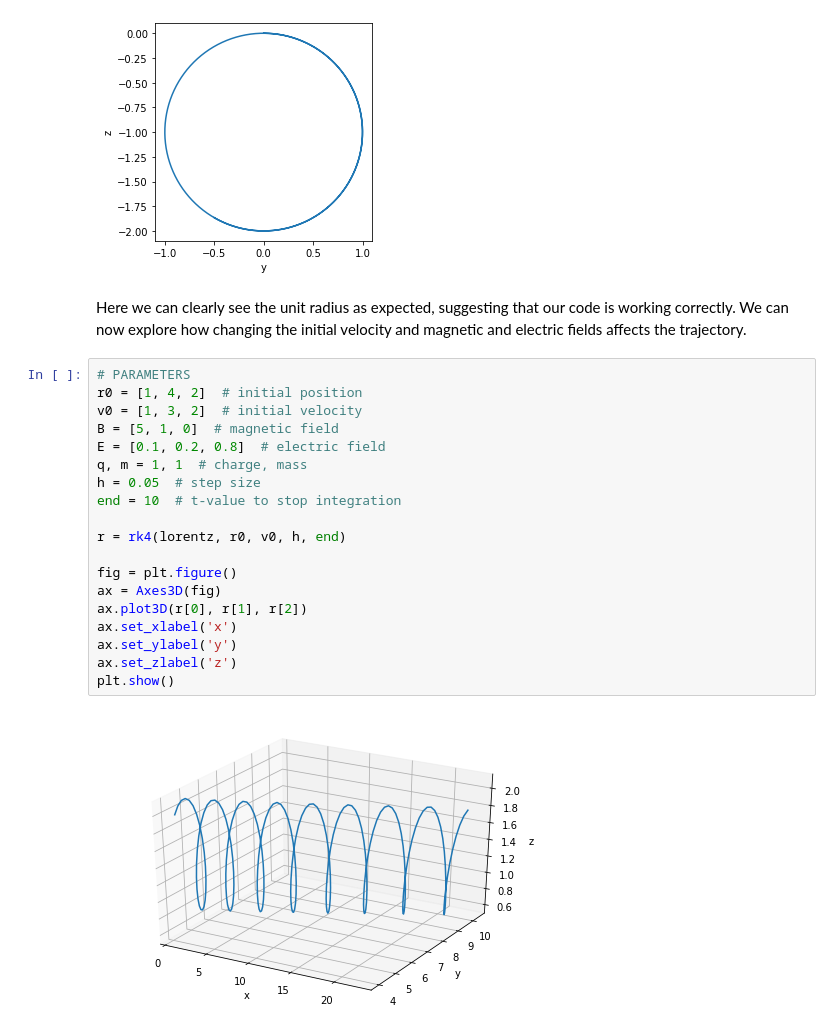
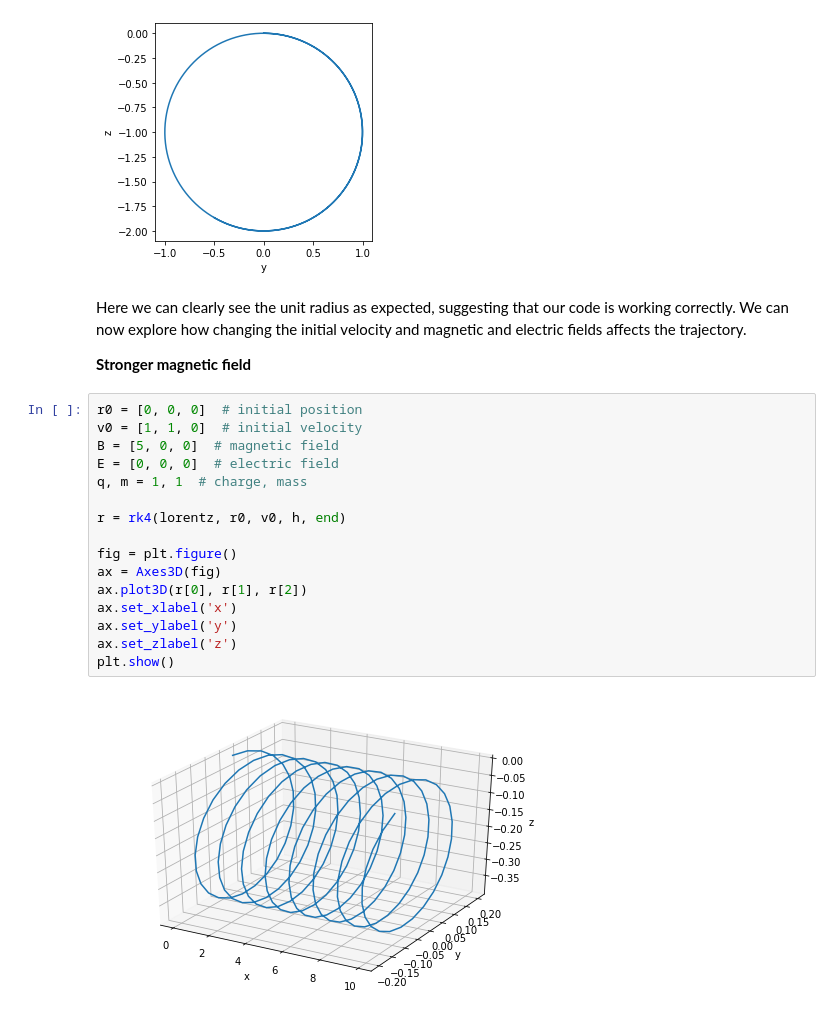
Before and after one commit to sgango/Y1-Project, a Jupyter notebook: ntbks/lorentz.ipynb, the cells around one changed output. Drawn from its saved outputs; the diff is of its cells as text.

```diff
--- a/ntbks/lorentz.ipynb
+++ b/ntbks/lorentz.ipynb
@@ -114,24 +116,23 @@ plt.show()
 [figure]
 # %% [markdown]
 Here we can clearly see the unit radius as expected, suggesting that our code is working correctly. We can now explore how changing the initial velocity and magnetic and electric fields affects the trajectory.
+
+**Stronger magnetic field**
 # %%
-# PARAMETERS
-r0 = [1, 4, 2]  # initial position
-v0 = [1, 3, 2]  # initial velocity
-B = [5, 1, 0]  # magnetic field
-E = [0.1, 0.2, 0.8]  # electric field
+r0 = [0, 0, 0]  # initial position
+v0 = [1, 1, 0]  # initial velocity
+B = [5, 0, 0]  # magnetic field
+E = [0, 0, 0]  # electric field
 q, m = 1, 1  # charge, mass
-h = 0.05  # step size
-end = 10  # t-value to stop integration
 
 r = rk4(lorentz, r0, v0, h, end)
 
 fig = plt.figure()
 ax = Axes3D(fig)
 ax.plot3D(r[0], r[1], r[2])
 ax.set_xlabel('x')
 ax.set_ylabel('y')
 ax.set_zlabel('z')
 plt.show()
 # %% [output]
-[figure, old version]
+[figure, new version]
```
Also changed, not shown: parts of 16 cells of this notebook.
